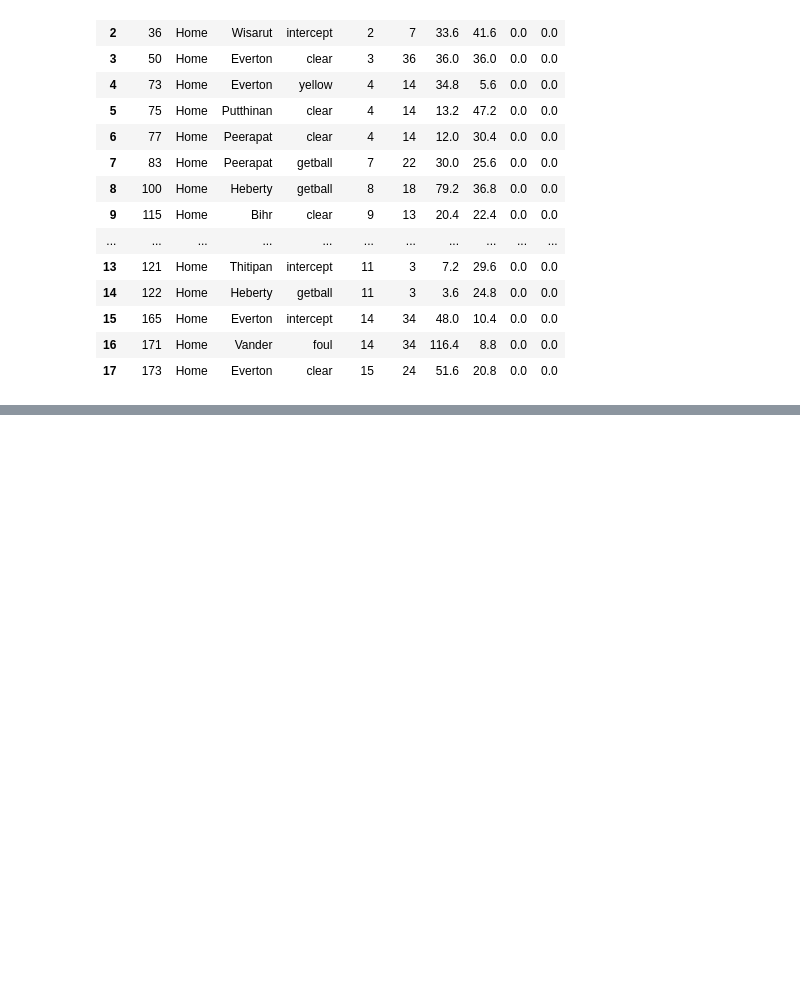
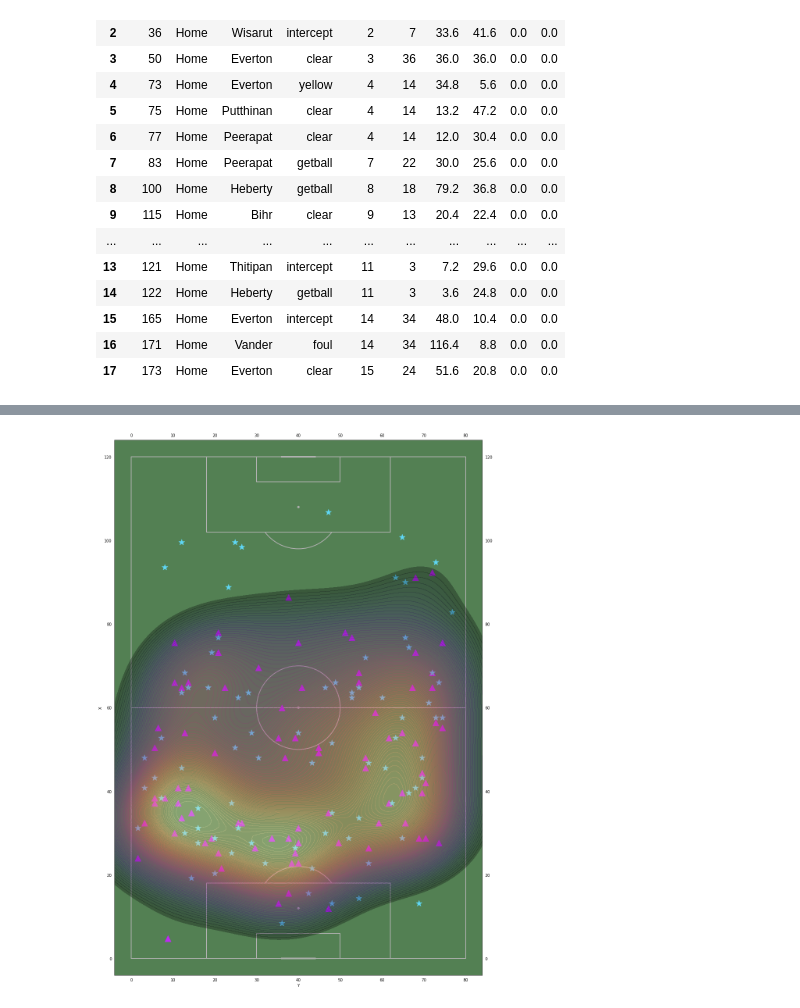
Before and after one commit to GookGai/Football_Thaileague_Analysis, a Jupyter notebook: Thaileague2021/match3/Untitled.ipynb, the cells around one changed output, grey strips where cells are left out. Saved outputs shown, nothing was run; the diff lists cells and outputs as text; code cells hidden in the pictures; blank space fills up the shorter version.

```diff
--- a/Thaileague2021/match3/Untitled.ipynb
+++ b/Thaileague2021/match3/Untitled.ipynb
@@ -152,0 +166,13 @@ dataHomeDef
+# %%
+pitch = VerticalPitch(pitch_length=100, pitch_width=100,
+              axis=True, label=True,pitch_color = '#538053',half=False)
+fig,ax =pitch.draw(figsize =(40,20))
+
+plt.scatter(dataHomePass['Y'],dataHomePass['X'],c='#BE2AF3',s = 250,marker = "^")
+plt.scatter(dataHomePass['Y2'],dataHomePass['X2'],c='#60D8F6',s = 250 ,marker = '*')
+
+kde = sns.kdeplot(x = dataHomePass['Y'], y = dataHomePass['X'],
+                  fill = True,shade_lowest=False,common_grid=False,
+                  alpha=.3,thresh=.1,n_levels=100,cmap = 'magma')
+# %% [output]
+[figure, added]
```
Also changed, not shown: parts of 3 cells of this notebook.
